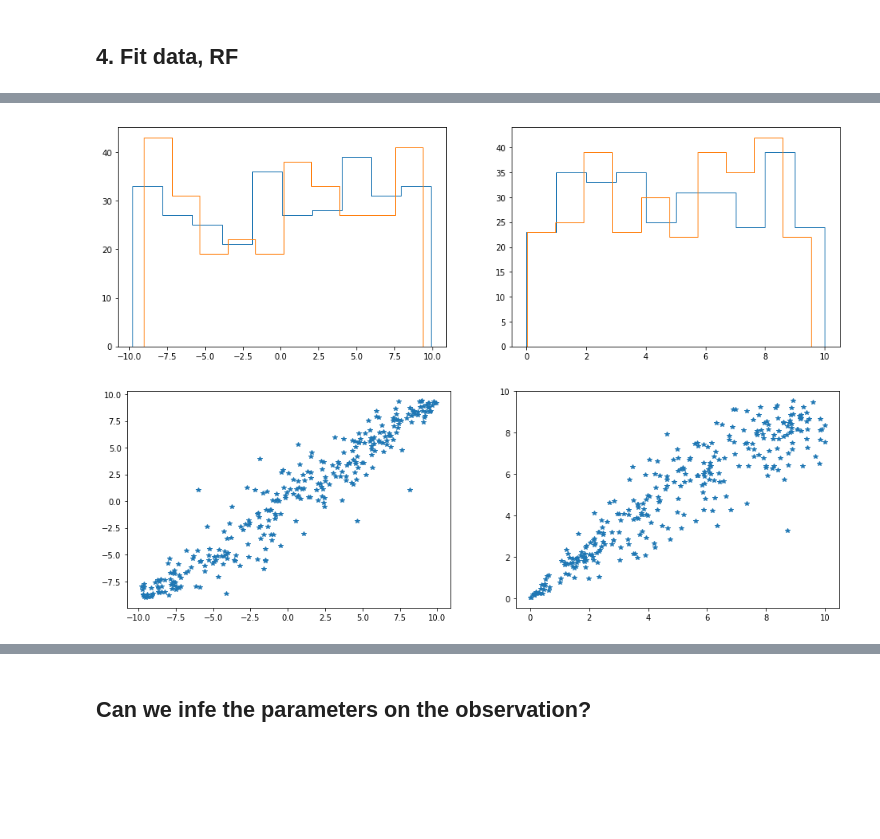
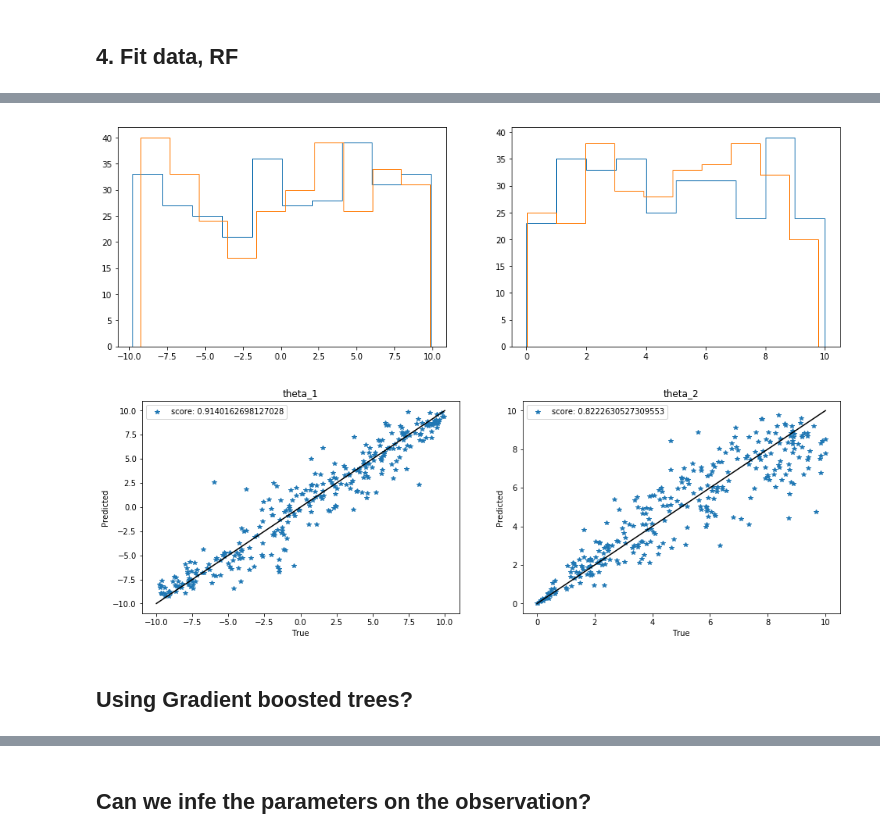
Before and after one commit to robineriksson/abcGBM, a Jupyter notebook: notebooks/Normal toy example.ipynb, the cells around one changed output, grey strips where cells are left out. Cells and saved outputs as stored; diff of their text form; code cells hidden in the pictures; blank space fills up the shorter version.

```diff
--- a/notebooks/Normal toy example.ipynb
+++ b/notebooks/Normal toy example.ipynb
@@ -156,16 +173,22 @@ y_pd = pd.DataFrame({"id":index, "time":time, "y":y_data})
 # %%
 regen = False
-mini = False
+mini = True
 if mini:
     default_fc_parameters = MinimalFCParameters()
 else:
     default_fc_parameters = EfficientFCParameters()
 if regen:
+    y_pd = pd.DataFrame({"id":index, "time":time, "y":y_data})
     y_data_ss = extract_features(y_pd, column_id="id", column_sort="time",
                                  default_fc_parameters=default_fc_parameters)
     y_data_ss.to_csv("../data/y_data.csv", index=False)
+
+    params_pd = pd.DataFrame(params)
+    params_pd.columns = ["theta_1", "theta_2"]
+    params_pd.to_csv("../data/params.csv", index=False)
 else:
     y_data_ss = pd.read_csv("../data/y_data.csv")
+    params_pd = pd.read_csv("../data/params.csv")
 # %% [markdown]
 ## 3. Split data
 # %%
@@ -196,6 +201,7 @@ WARNING:tsfresh.utilities.dataframe_functions:The columns ['y__agg_linear_trend_
 # %%
-X_train_1, X_test_1, y_train_1, y_test_1 = train_test_split(y_data_ss_pci, params[:,0], test_size=0.3, random_state=0)
-X_train_2, X_test_2, y_train_2, y_test_2 = train_test_split(y_data_ss_pci, params[:,1], test_size=0.3, random_state=0)
+X_train_1, X_test_1, y_train_1, y_test_1 = train_test_split(y_data_ss_pci, params_pd.iloc[:,0], test_size=0.3, random_state=0)
+# maybe this row is unneccesary. But still used for clarification
+X_train_2, X_test_2, y_train_2, y_test_2 = train_test_split(y_data_ss_pci, params_pd.iloc[:,1], test_size=0.3, random_state=0)
 # %% [markdown]
 ## 4. Fit data, RF
 # %%
@@ -215,3 +218,10 @@ theta_hat_1 = model_1.predict(X_test_1)
 model_2 = RandomForestRegressor(random_state=0, n_estimators=10)
 model_2.fit(X_train_2,y_train_2)
 theta_hat_2 = model_2.predict(X_test_2)
+# %%
+## scoring
+m1score = model_1.score(X_test_1, y_test_1)
+m2score = model_2.score(X_test_2, y_test_2)
+
+print("m1 score:", m1score)
+print("m2 score:", m2score)
@@ -252,15 +267,29 @@ plt.hist(y_test_2, density=False, histtype="step")
 plt.hist(theta_hat_2, density=False, histtype="step")
 pass
 # %% [output]
-[figure, old version]
+[figure, new version]
 # %%
 plt.figure(figsize=[16,5])
 plt.subplot(1,2,1)
 plt.plot(y_test_1, theta_hat_1, '*')
+plt.plot([-10,10],[-10,10],'k-')
+plt.xlabel("True")
+plt.ylabel("Predicted")
+plt.title("theta_1")
+plt.legend(["score: " + str(m1score)])
 
 plt.subplot(1,2,2)
 plt.plot(y_test_2, theta_hat_2, '*')
+plt.plot([0,10],[0,10],'k-')
+plt.xlabel("True")
+plt.ylabel("Predicted")
+plt.title("theta_2")
+plt.legend(["score: " + str(m2score)])
+
+
 
 pass
 # %% [output]
-[figure, old version]
+[figure, new version]
+# %% [markdown]
+## Using Gradient boosted trees?
```
Also changed, not shown: parts of 26 cells of this notebook, 1 other file.
